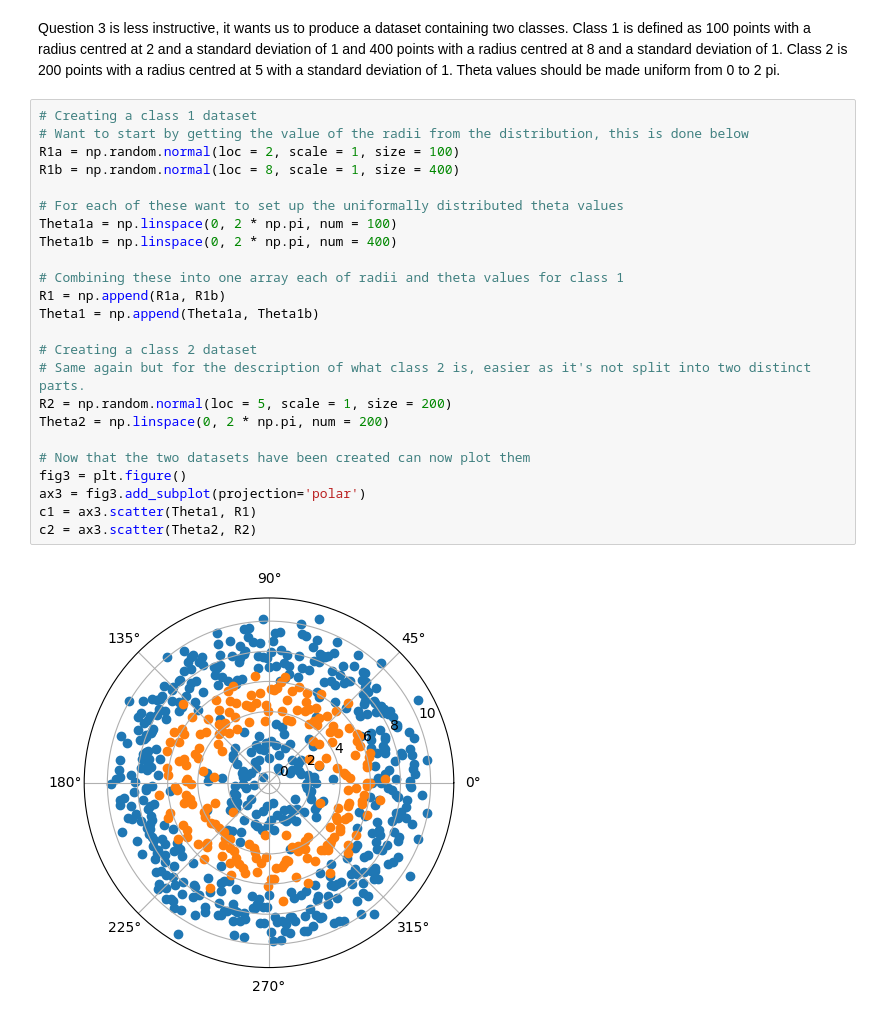
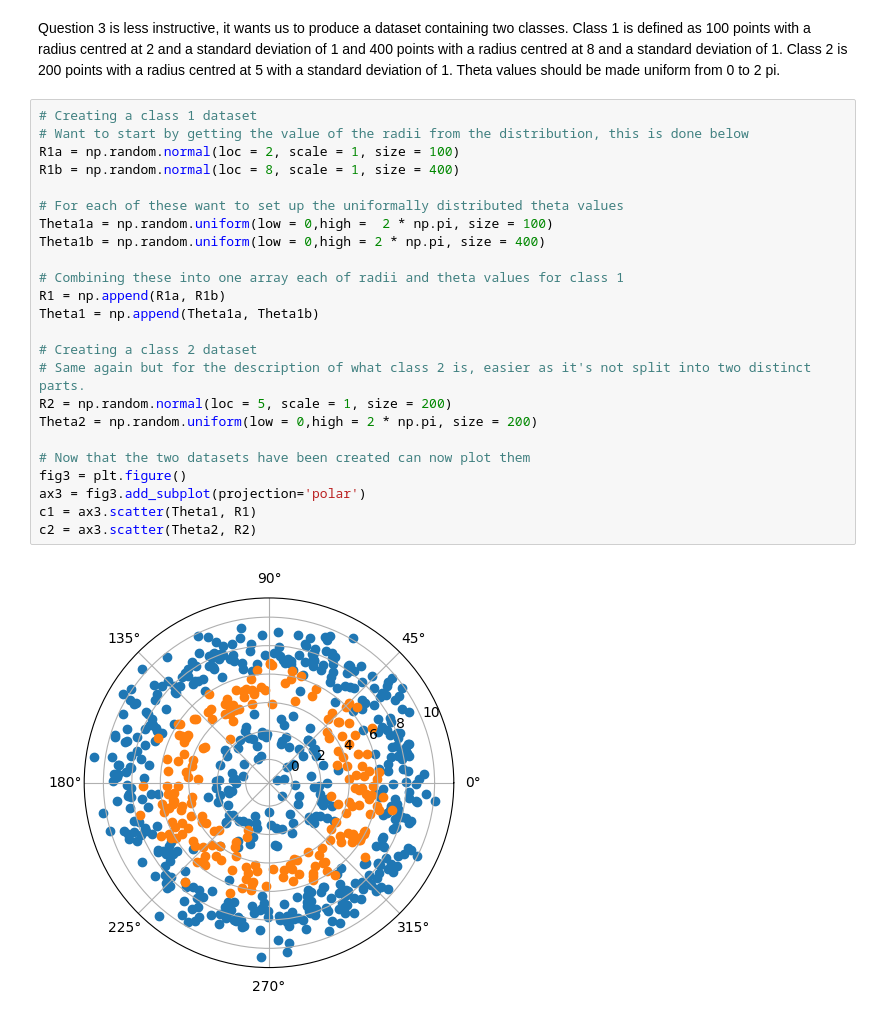
Before and after one commit to JGrant3101/ME4MachineLearning, a Jupyter notebook: Tutorial1.ipynb, the cells around one changed output. Saved outputs shown, nothing was run; the diff lists cells and outputs as text.

Commit message:
Updating to use uniform distribution for theta values in Q3 as opposed to the evenly spaced values I had used before

```diff
--- a/Tutorial1.ipynb
+++ b/Tutorial1.ipynb
@@ -106,26 +106,26 @@ Question 3 is less instructive, it wants us to produce a dataset containing two
 # %%
 # Creating a class 1 dataset
 # Want to start by getting the value of the radii from the distribution, this is done below
 R1a = np.random.normal(loc = 2, scale = 1, size = 100)
 R1b = np.random.normal(loc = 8, scale = 1, size = 400)
 
 # For each of these want to set up the uniformally distributed theta values
-Theta1a = np.linspace(0, 2 * np.pi, num = 100)
-Theta1b = np.linspace(0, 2 * np.pi, num = 400)
+Theta1a = np.random.uniform(low = 0,high =  2 * np.pi, size = 100)
+Theta1b = np.random.uniform(low = 0,high = 2 * np.pi, size = 400)
 
 # Combining these into one array each of radii and theta values for class 1
 R1 = np.append(R1a, R1b)
 Theta1 = np.append(Theta1a, Theta1b)
 
 # Creating a class 2 dataset
 # Same again but for the description of what class 2 is, easier as it's not split into two distinct parts.
 R2 = np.random.normal(loc = 5, scale = 1, size = 200)
-Theta2 = np.linspace(0, 2 * np.pi, num = 200)
+Theta2 = np.random.uniform(low = 0,high = 2 * np.pi, size = 200)
 
 # Now that the two datasets have been created can now plot them
 fig3 = plt.figure()
 ax3 = fig3.add_subplot(projection='polar')
 c1 = ax3.scatter(Theta1, R1)
 c2 = ax3.scatter(Theta2, R2)
 # %% [output]
-[figure, old version]
+[figure, new version]
```
